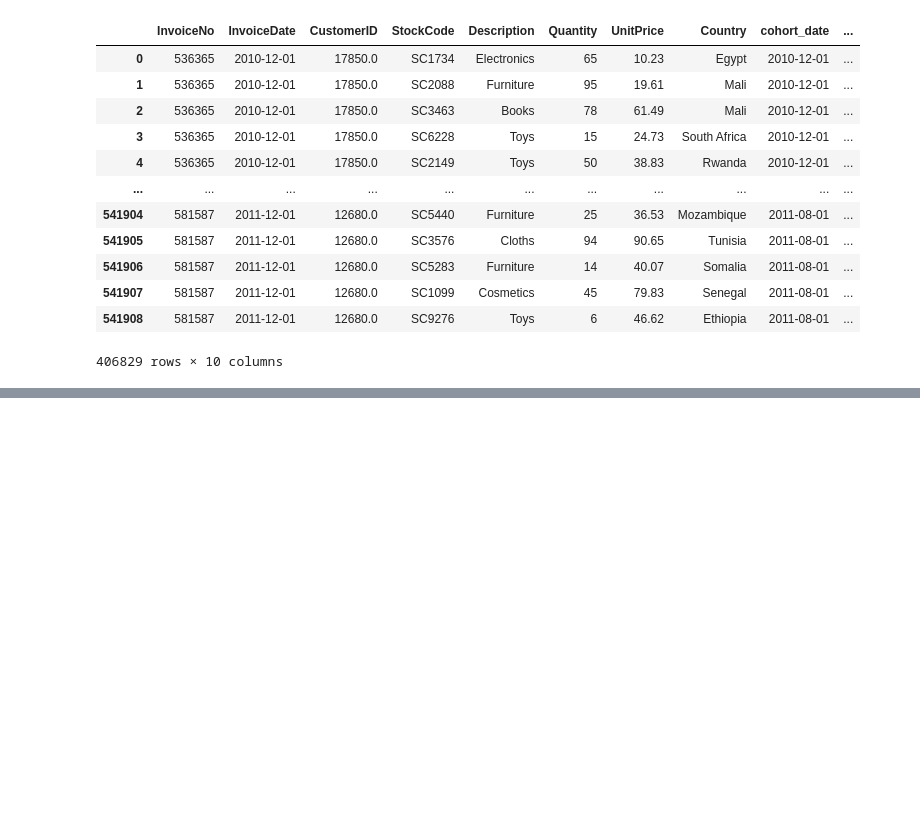
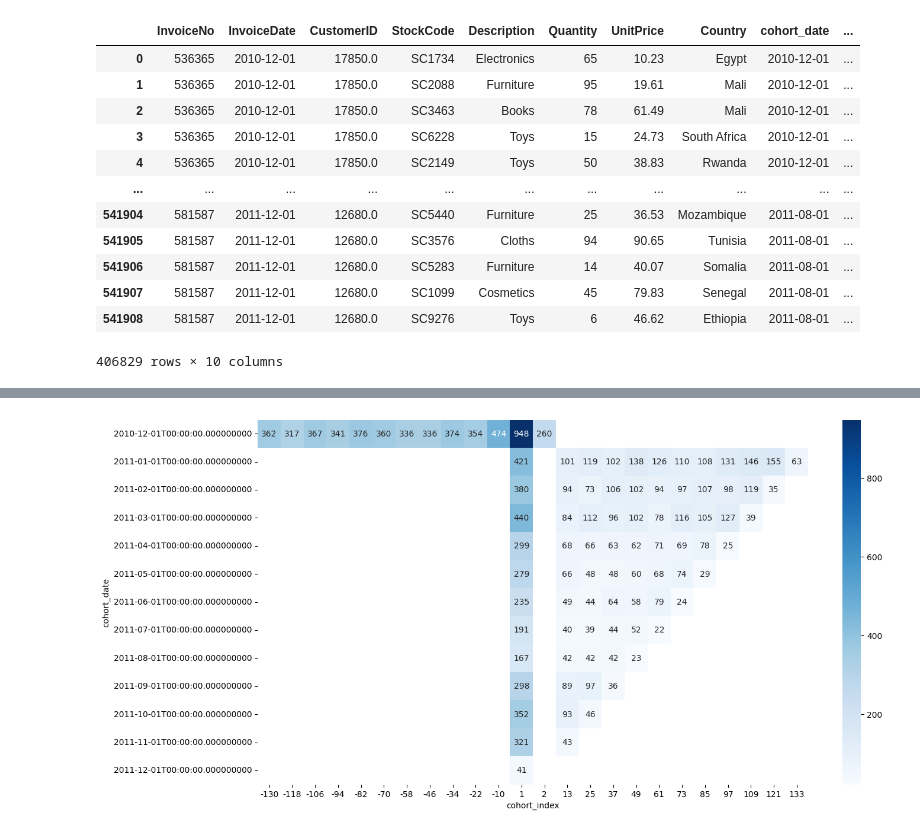
Before and after one commit to chemutai254/DATA, a Jupyter notebook: AMDARI/Cohort_Analysis/Cohort_Analysis.ipynb, the cells around one changed output, grey strips where cells are left out. Saved outputs shown, nothing was run; the diff lists cells and outputs as text; code cells hidden in the pictures; blank space fills up the shorter version.

Commit message:
Cohort Analysis

```diff
--- a/AMDARI/Cohort_Analysis/Cohort_Analysis.ipynb
+++ b/AMDARI/Cohort_Analysis/Cohort_Analysis.ipynb
@@ -217,9 +226,9 @@ df
 # %%
 # Function to extract the year and month from the InvoiceDate
 def get_year_month(df, col):
+    month = df[col].dt.month
     year = df[col].dt.year
-    month = df[col].dt.month
-    return year, month
+    return month, year
 # %%
 first_month, first_year = get_year_month(df, "cohort_date")
 first_month
@@ -307,3 +316,7 @@ df
 | 541907 | 581587 | 2011-12-01 | 12680.0 | SC1099 | Cosmetics | 45 | 79.83 | Senegal | 2011-08-01 | ... |
 | 541908 | 581587 | 2011-12-01 | 12680.0 | SC9276 | Toys | 6 | 46.62 | Ethiopia | 2011-08-01 | ... |
 406829 rows × 10 columns
+# %%
+cohort_info = df.groupby(["cohort_date", "cohort_index"])["CustomerID"].nunique().reset_index()
+cohort_info = cohort_info.rename(columns={"CustomerID": "Number of Customers"})
+cohort_info
@@ -309,0 +337,4 @@ df
+# %%
+cohort_table = cohort_info.pivot(index="cohort_date", columns=["cohort_index"], values="Number of Customers")
+cohort_table.index.strftime("%B %Y")
+cohort_table
@@ -309,0 +358,5 @@ df
+# %%
+plt.figure(figsize=(15, 8))
+sns.heatmap(cohort_table, annot=True, fmt=".0f", cmap="Blues");
+# %% [output]
+[figure, added]
```
Also changed, not shown: parts of 16 cells of this notebook, 2 other files.
